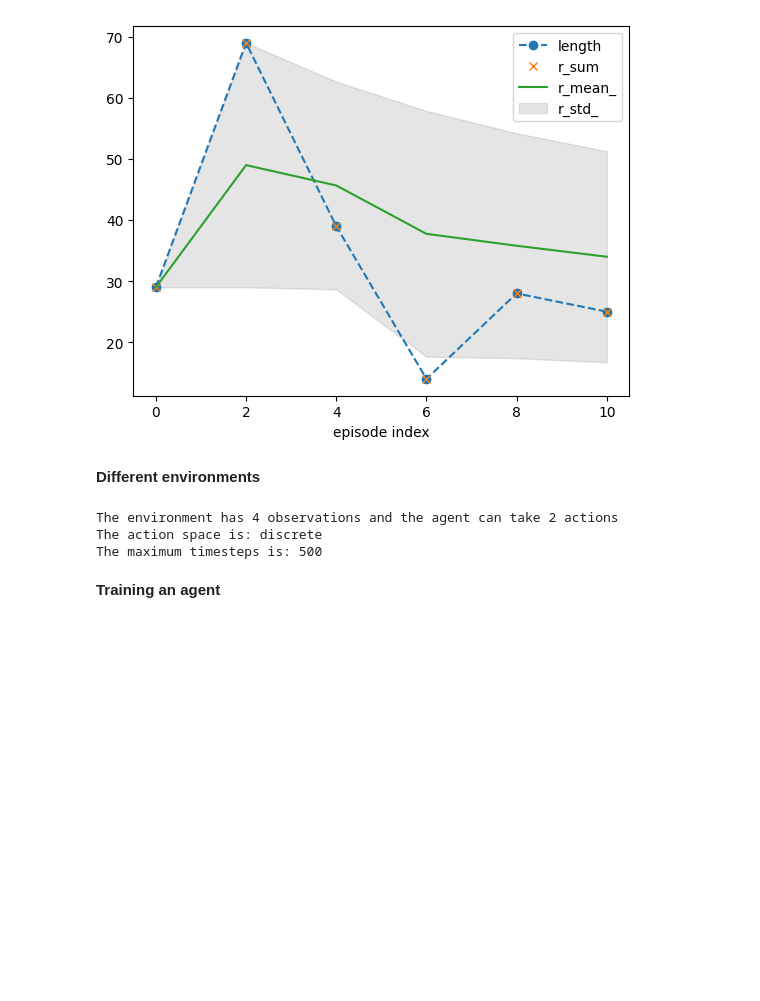
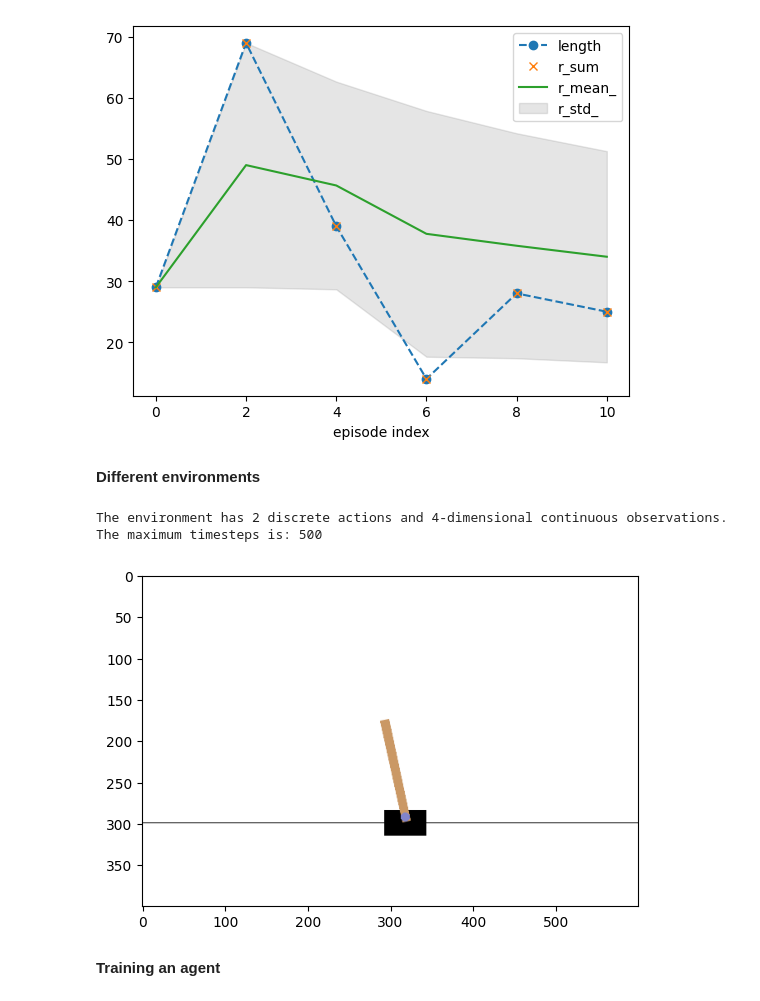
Before and after one commit to robert-lieck/rldurham, a Jupyter notebook: notebooks/Lecture_2_Gym.ipynb, the cells around one changed output. Cells and saved outputs as stored; diff of their text form; code cells hidden in the pictures; blank space fills up the shorter version.

```diff
--- a/notebooks/Lecture_2_Gym.ipynb
+++ b/notebooks/Lecture_2_Gym.ipynb
@@ -69,46 +67,55 @@ env.write_log(folder="logs", file="xxxx00-agent-log.txt")
 **Different environments**
 # %%
 ## render mode
-rm="human"     # for visualising
-# rm='rgb_array' # for recording videos
-# rm=None        # no rendering
+# rm = "human"     # for rendering in separate window
+rm = 'rgb_array' # for recording videos or rendering in notebook
+# rm = None        # no rendering
 
 ## select environment
 env = rld.make('CartPole-v1', render_mode=rm)              # easy discrete
-# env = rld.make('LunarLander-v2', render_mode=rm)           # discrete
-# env = rld.make('Breakout-v0', render_mode=rm)              # discrete
-# env = rld.make('Pong-ram-v0', render_mode=rm)              # discrete
-# env = rld.make('Gravitar-ram-v0', render_mode=rm)          # hard discrete
+# env = rld.make('FrozenLake-v1', render_mode=rm)            # easy discrete
+# env = rld.make('LunarLander-v3', render_mode=rm)           # discrete
+# env = rld.make('ALE/Breakout-v5', render_mode=rm)          # discrete (atari)
+# env = rld.make('Pong-ram-v4', render_mode=rm)              # discrete (atari)
+# env = rld.make('Gravitar-ram-v4', render_mode=rm)          # hard discrete (atari)
 #
-# env = rld.make('Pendulum-v0', render_mode=rm)              # easy continuous
-# env = rld.make('LunarLanderContinuous-v2', render_mode=rm) # continuous
+# env = rld.make('Pendulum-v1', render_mode=rm)              # easy continuous
+# env = rld.make('LunarLanderContinuous-v3', render_mode=rm) # continuous
 # env = rld.make('BipedalWalker-v3', render_mode=rm)         # continuous
 # env = rld.make('BipedalWalkerHardcore-v3', render_mode=rm) # hard continuous
 
-## wrap for stats and video recording
+## wrap for stats and video recording (requires render_mode='rgb_array')
 # env = rld.Recorder(env, video=True)
 # env.video = False  # deactivate
 
-## get some info
-discrete = hasattr(env.action_space, 'n')
-obs_dim = env.observation_space.shape[0]
-act_dim = env.action_space.n if discrete else env.action_space.shape[0]
-print('The environment has {} observations and the agent can take {} actions'.format(obs_dim, act_dim))
-print('The action space is: ' + ('discrete' if discrete else 'continuous'))
+# get some info
+discrete_act = hasattr(env.action_space, 'n')
+discrete_obs = hasattr(env.observation_space, 'n')
+act_dim = env.action_space.n if discrete_act else env.action_space.shape[0]
+obs_dim = env.observation_space.n if discrete_obs else env.observation_space.shape[0]
+discrete_act, discrete_obs, act_dim, obs_dim = rld.env_info(env)  # same
+print(f"The environment has "
+      f"{act_dim}{(f' discrete' if discrete_act else f'-dimensional continuous')} actions and "
+      f"{obs_dim}{(f' discrete' if discrete_obs else f'-dimensional continuous')} observations.")
 print('The maximum timesteps is: {}'.format(env.spec.max_episode_steps))
 # %% [output]
-The environment has 4 observations and the agent can take 2 actions
-The action space is: discrete
+The environment has 2 discrete actions and 4-dimensional continuous observations.
 The maximum timesteps is: 500
 # %%
 for episode in range(1):
     observation, info = env.reset()
+    rld.render(env)
     done = False
-    while not done:
+    for step in range(200):
         action = env.action_space.sample()  # random action
         observation, reward, terminated, truncated, info = env.step(action)
+        rld.render(env)
         done = terminated or truncated
+        if done:
+            break
 env.close()
+# %% [output]
+[figure, added]
 # %% [markdown]
 **Training an agent**
 # %%
```
Also changed, not shown: parts of 5 cells of this notebook, 2 other files.
